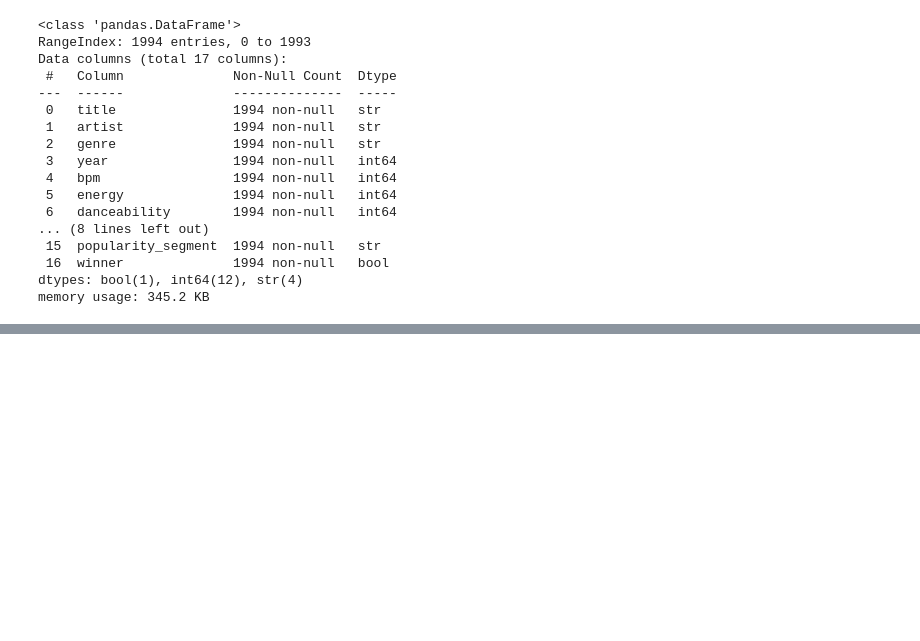
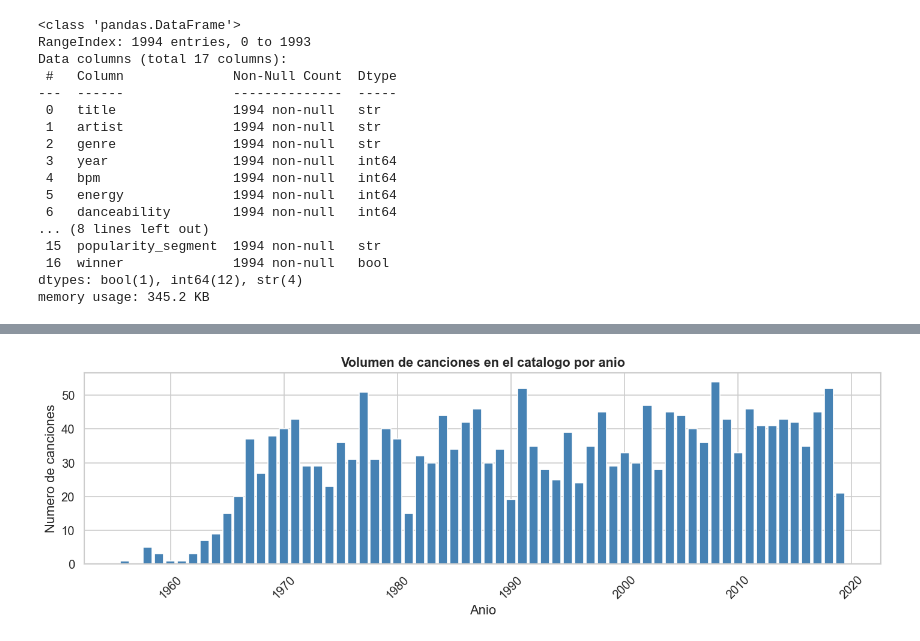
Before and after one commit to aldotoms/spotify-streaming-audit-tripleten-g3, a Jupyter notebook: notebooks/Hackathon_Data.ipynb, the cells around one changed output, grey strips where cells are left out. Saved outputs shown, nothing was run; the diff lists cells and outputs as text; code cells hidden in the pictures; blank space fills up the shorter version.

```diff
--- a/notebooks/Hackathon_Data.ipynb
+++ b/notebooks/Hackathon_Data.ipynb
@@ -534,0 +147,9 @@ for _, row in top6_pares.iterrows():
+# %%
+# 3.2 Duplicados
+duplicados = df.duplicated(subset=['title', 'artist']).sum()
+if duplicados == 0:
+    print('Sin registros duplicados.')
+else:
+    print(f'{duplicados} duplicados. Eliminando...')
+    df = df.drop_duplicates(subset=['title', 'artist']).reset_index(drop=True)
+    print(f'Dataset limpio: {len(df):,} filas')
@@ -534,0 +305,16 @@ for _, row in top6_pares.iterrows():
+# %%
+# 5.3 Volumen de canciones por anio
+canciones_por_anio = df['year'].value_counts().sort_index()
+
+fig, ax = plt.subplots(figsize=(12, 4))
+ax.bar(canciones_por_anio.index, canciones_por_anio.values,
+       color='steelblue', edgecolor='white')
+ax.set_title('Volumen de canciones en el catalogo por anio',
+             fontsize=13, fontweight='bold')
+ax.set_xlabel('Anio')
+ax.set_ylabel('Numero de canciones')
+plt.xticks(rotation=45)
+plt.tight_layout()
+plt.show()
+# %% [output]
+[figure, added]
```
Also changed, not shown: parts of 71 cells of this notebook.
